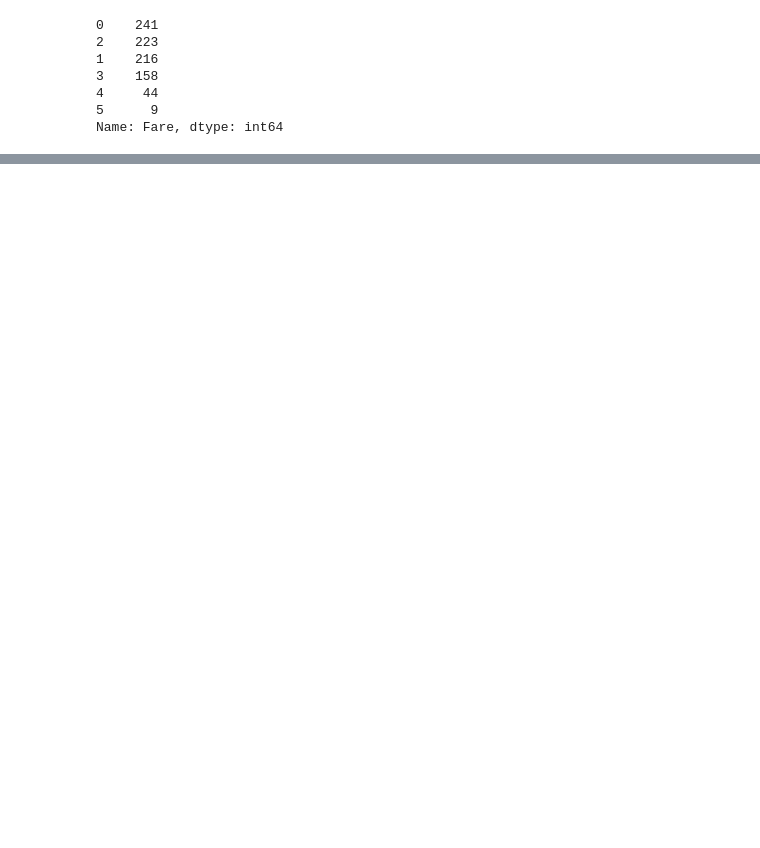
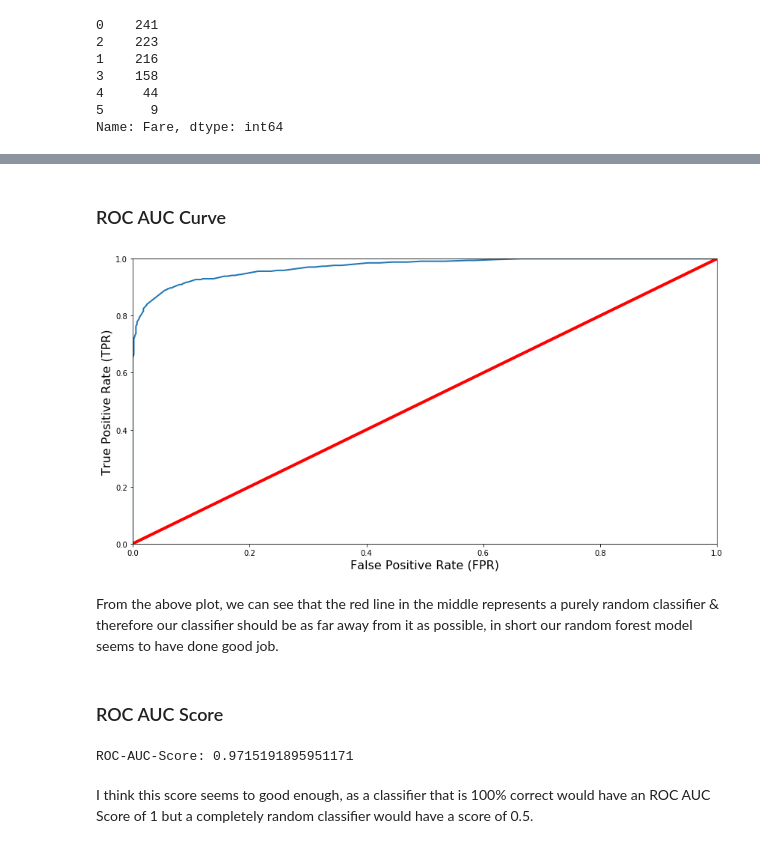
Before and after one commit to jjjohn1994/Kaggle_Titanic_Dataset_Analysis, a Jupyter notebook: Predicting_Survival_Of_Titanic_Passengers.ipynb, the cells around one changed output, grey strips where cells are left out. Drawn from its saved outputs; the diff is of its cells as text; code cells hidden in the pictures; blank space fills up the shorter version.

```diff
--- a/Predicting_Survival_Of_Titanic_Passengers.ipynb
+++ b/Predicting_Survival_Of_Titanic_Passengers.ipynb
@@ -381,0 +649,31 @@ train_df.head(10)
+# %% [markdown]
+### ROC AUC Curve
+# %%
+from sklearn.metrics import roc_curve
+# Compute true positive rate and false positive rate
+false_positive_rate, true_positive_rate, thresholds = roc_curve(Y_train, y_scores)
+# Plotting them against each other
+def plot_roc_curve(false_positive_rate, true_positive_rate, label=None):
+    plt.plot(false_positive_rate, true_positive_rate, linewidth=2, label=label)
+    plt.plot([0, 1], [0, 1], 'r', linewidth=4)
+    plt.axis([0, 1, 0, 1])
+    plt.xlabel('False Positive Rate (FPR)', fontsize=16)
+    plt.ylabel('True Positive Rate (TPR)', fontsize=16)
+
+plt.figure(figsize=(14, 7))
+plot_roc_curve(false_positive_rate, true_positive_rate)
+plt.show()
+# %% [output]
+[figure, added]
+# %% [markdown]
+From the above plot, we can see that the red line in the middle represents a purely random classifier & therefore our classifier should be as far away from it as possible, in short our random forest model seems to have done good job.
+# %% [markdown]
+### ROC AUC Score
+# %%
+from sklearn.metrics import roc_auc_score
+model_roc_auc_score = roc_auc_score(Y_train, y_scores)
+print("ROC-AUC-Score:", model_roc_auc_score)
+# %% [output]
+ROC-AUC-Score: 0.9715191895951171
+# %% [markdown]
+I think this score seems to good enough, as a classifier that is 100% correct would have an ROC AUC Score of 1 but a completely random classifier would have a score of 0.5.
```
Also changed, not shown: parts of 55 cells of this notebook.
